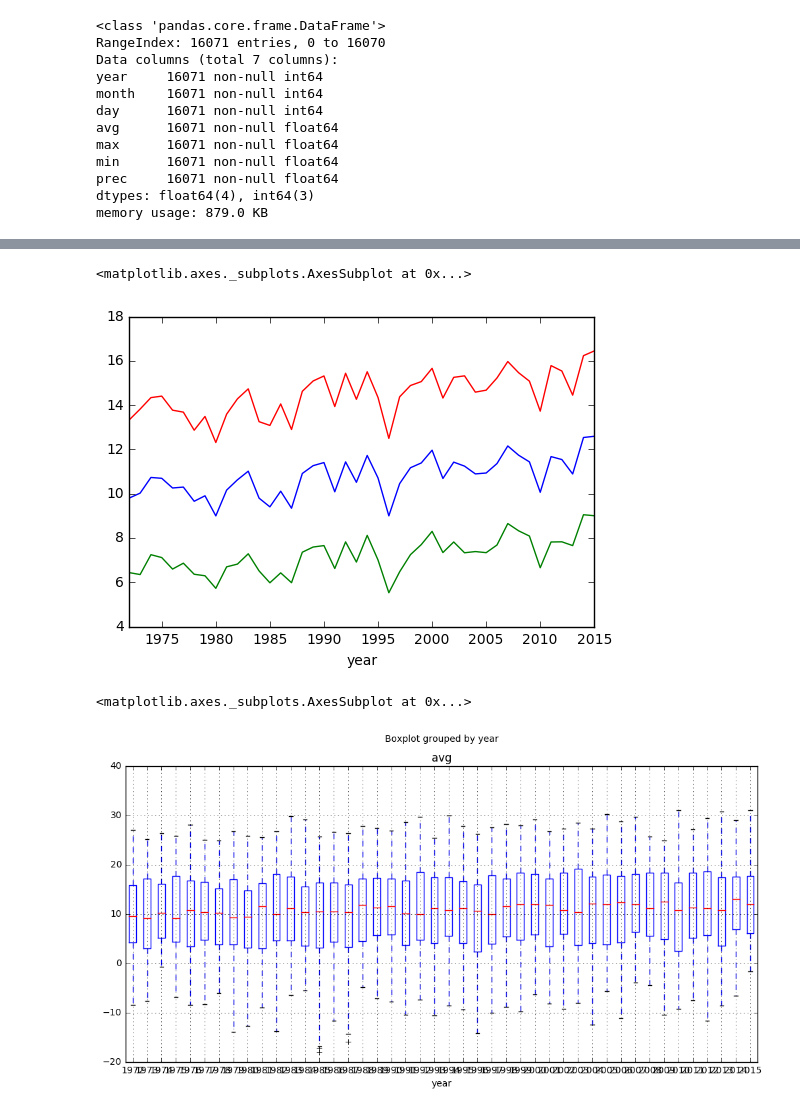
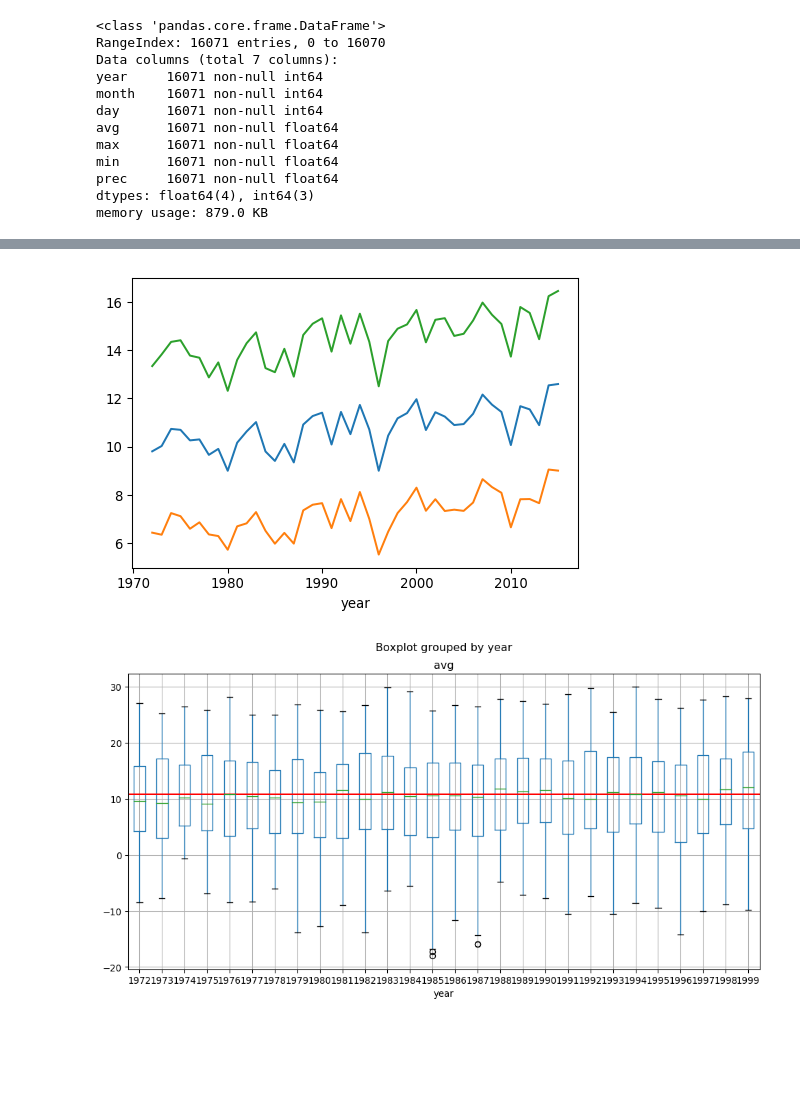
Before and after one commit to ondrolexa/r-python, a Jupyter notebook: 04b-pandas-clementinum.ipynb, the cells around one changed output, grey strips where cells are left out. Drawn from its saved outputs; the diff is of its cells as text; code cells hidden in the pictures; blank space fills up the shorter version.

```diff
--- a/04b-pandas-clementinum.ipynb
+++ b/04b-pandas-clementinum.ipynb
@@ -6,5 +5,8 @@ import pandas as pd
 # %% [output]
 Populating the interactive namespace from numpy and matplotlib
+# %%
+import pandas as pd
+mpl.rcParams['figure.dpi'] = 96
 # %%
 df = pd.read_csv('clementinum.csv')
 df.head(10)
@@ -43,13 +44,13 @@ df.groupby('year')['avg'].mean().plot()
 # %%
 df.groupby('year')['avg'].mean().plot()
 df.groupby('year')['min'].mean().plot()
-df.groupby('year')['max'].mean().plot()
+df.groupby('year')['max'].mean().plot();
 # %% [output]
-<matplotlib.axes._subplots.AxesSubplot at 0x...>
-[figure, old version]
+[figure, new version]
 # %%
 fig, ax = subplots(figsize=(12,6))
-df.boxplot(column='avg', by='year', ax=ax)
+sel = df[df.year<2000]
+sel.boxplot(column='avg', by='year', ax=ax)
+ax.axhline(df.avg.mean(), color='r');
 # %% [output]
-<matplotlib.axes._subplots.AxesSubplot at 0x...>
-[figure, old version]
+[figure, new version]
```
Also changed, not shown: parts of 7 cells of this notebook, 3 other files.
